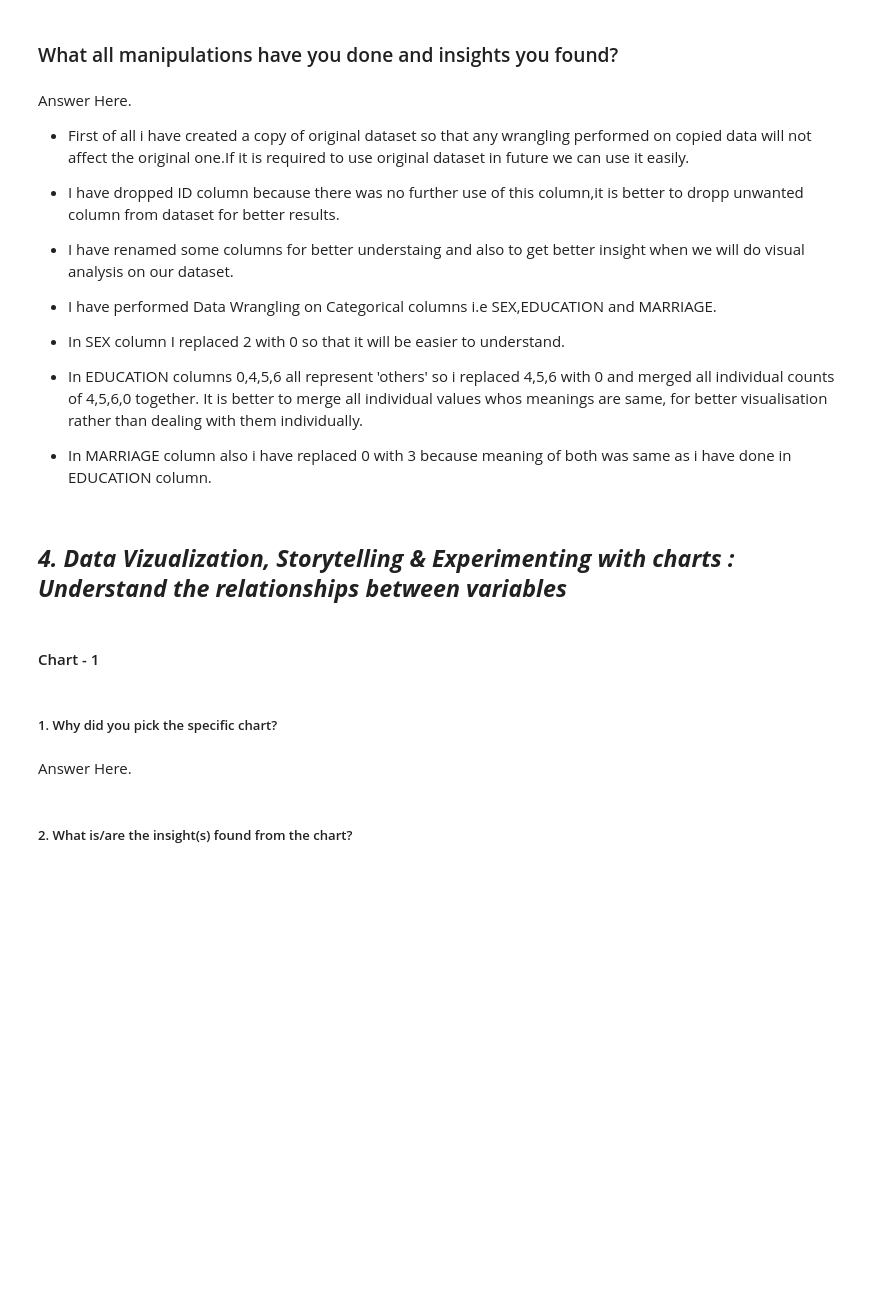
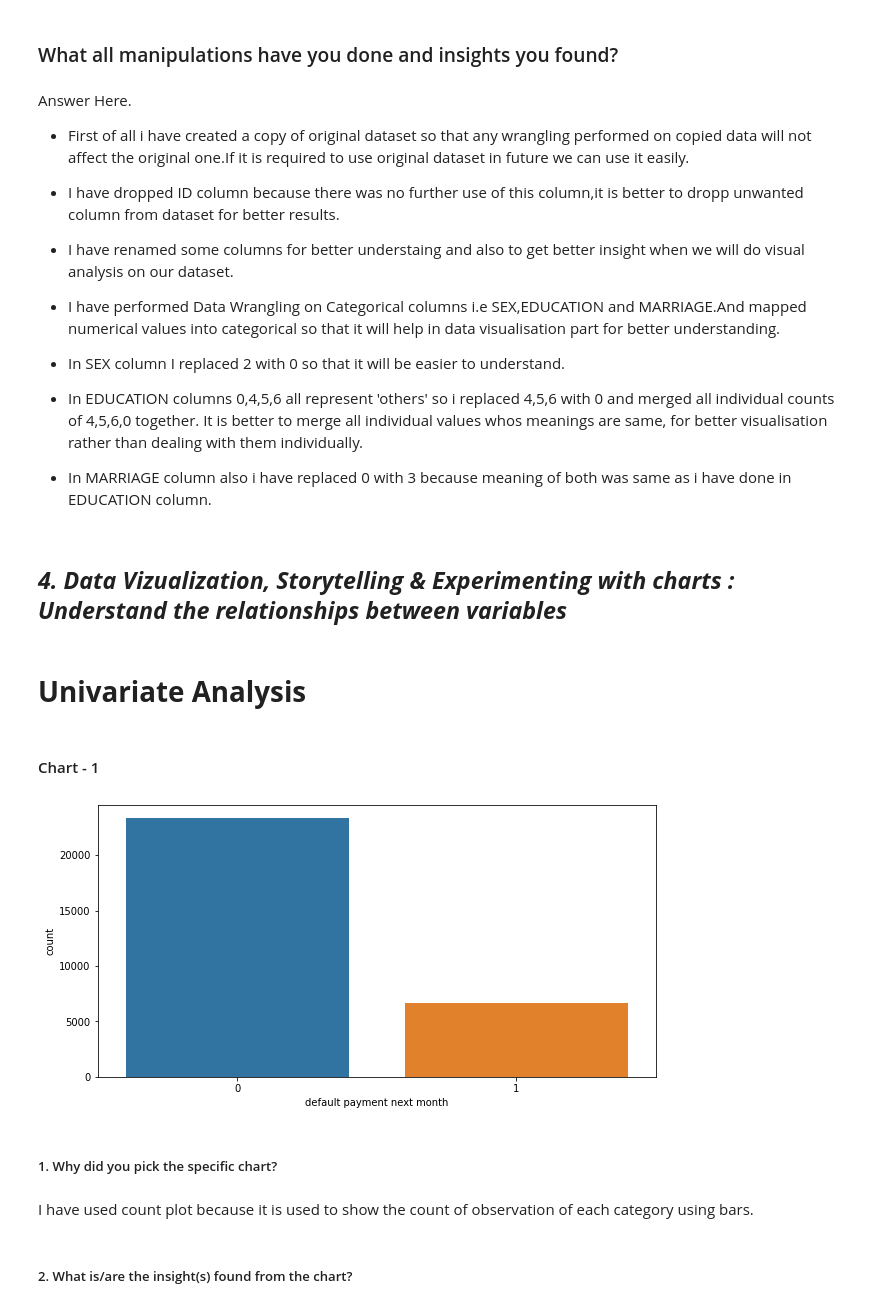
Before and after one commit to Kaushaljha488/Credit-Card-Default-Prediction, a Jupyter notebook: Kaushal_Credit_Card_Default_Prediction_.ipynb, the cells around one changed output. Saved outputs shown, nothing was run; the diff lists cells and outputs as text; code cells hidden in the pictures; blank space fills up the shorter version.

Commit message:
Updated data Wrangling and Start Of Data Visualization.

```diff
--- a/Kaushal_Credit_Card_Default_Prediction_.ipynb
+++ b/Kaushal_Credit_Card_Default_Prediction_.ipynb
@@ -387,12 +411,14 @@ Answer Here.
 *   First of all i have created a copy of original dataset so that any wrangling performed on copied data will not affect the original one.If it is required to use original dataset in future we can use it easily.
 *  I have dropped ID column because there was no further use of this column,it is better to dropp unwanted column from dataset for better results.
 *   I have renamed some columns for better understaing and also to get better insight when we will do visual analysis on our dataset.
-*  I have performed Data Wrangling on Categorical columns i.e SEX,EDUCATION and MARRIAGE.
+*  I have performed Data Wrangling on Categorical columns i.e SEX,EDUCATION and MARRIAGE.And mapped numerical values into categorical so that it will help in data visualisation part for better understanding.
 
 *   In SEX column I replaced 2 with 0 so that it will be easier to understand.
 *   In EDUCATION columns 0,4,5,6 all represent 'others' so i replaced 4,5,6 with 0 and merged all individual counts of 4,5,6,0 together. It is better to merge all individual values whos meanings are same, for better visualisation rather than dealing with them individually.
 *   In MARRIAGE column also i have replaced 0 with 3 because meaning of both was same as i have done in EDUCATION column.
 # %% [markdown]
 ## ***4. Data Vizualization, Storytelling & Experimenting with charts : Understand the relationships between variables***
+# %% [markdown]
+# **Univariate Analysis**
 # %% [markdown]
 #### Chart - 1
@@ -401,6 +425,13 @@ Answer Here.
+# %%
+#Visualization of Default(Target Variable) using Countplot
+plt.figure(figsize=(10,5))
+sns.countplot(x='default payment next month',data=df1)
+plt.show()
+# %% [output]
+[figure, added]
 # %% [markdown]
 ##### 1. Why did you pick the specific chart?
-# %% [markdown]
-Answer Here.
+# %% [markdown]
+I have used count plot because it is used to show the count of observation of each category using bars.
 # %% [markdown]
 ##### 2. What is/are the insight(s) found from the chart?
```
Also changed, not shown: parts of 28 cells of this notebook.
